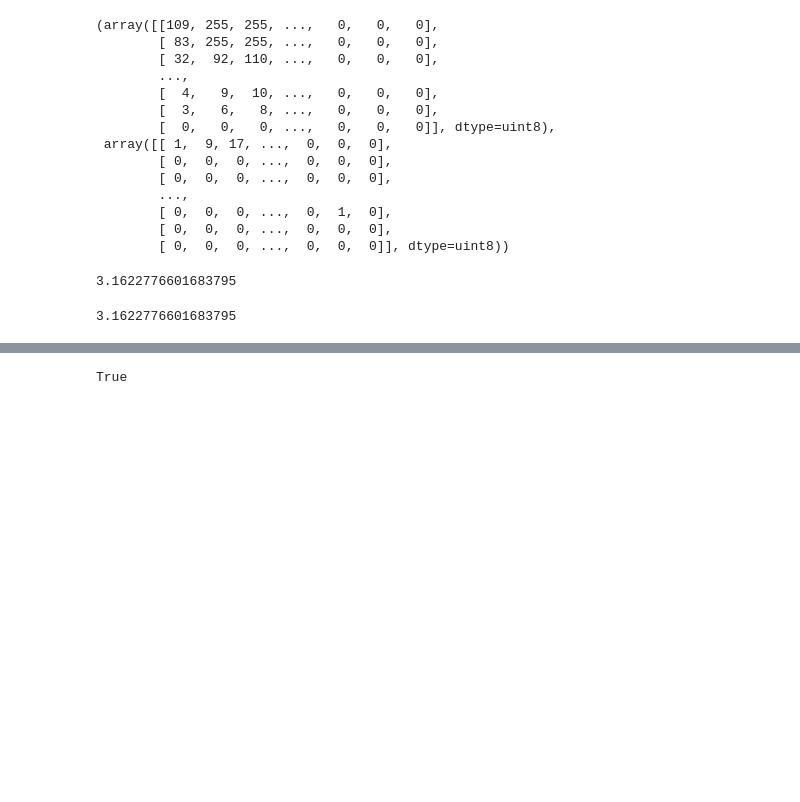
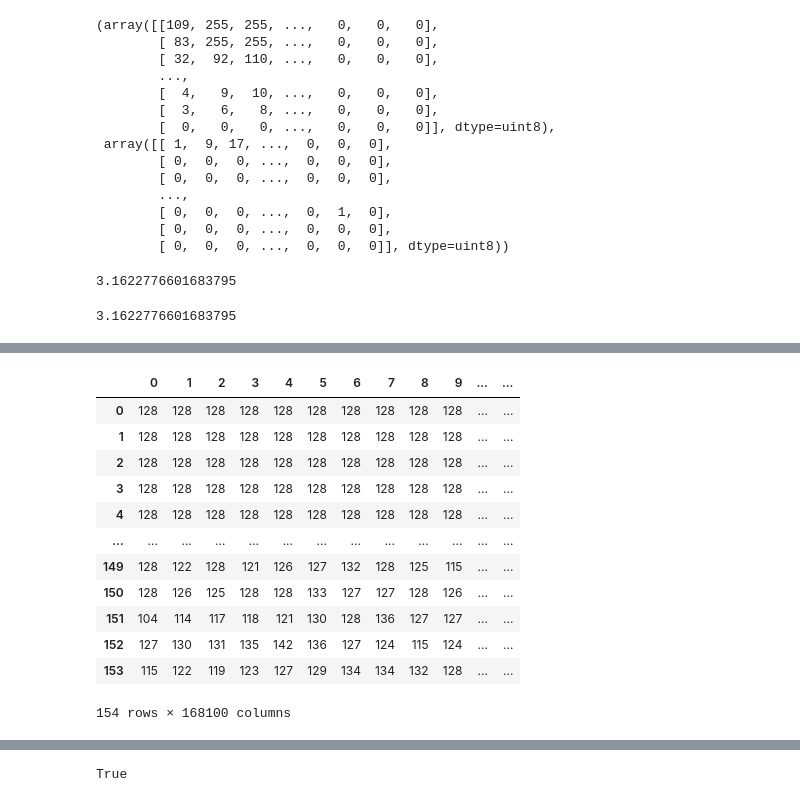
Before and after one commit to aliciaamaliaalvarezmon/SynthesisEmotions, a Jupyter notebook: Notebook/3-texture cartoon decomposition-Copy1.ipynb, the cells around one changed output, grey strips where cells are left out. Cells and saved outputs as stored; diff of their text form; code cells hidden in the pictures; blank space fills up the shorter version.

```diff
--- a/Notebook/3-texture cartoon decomposition-Copy1.ipynb
+++ b/Notebook/3-texture cartoon decomposition-Copy1.ipynb
@@ -269,0 +386,17 @@ def cartoonTexture_grey(input_image, landa, nb_iter_max=1000, tau=0.35, sigma=0.
+# %%
+my_data_forPCA2 = pd.read_csv('imtexturearray.csv',header = None)
+my_data_forPCA2
+# %% [output]
+|  | 0 | 1 | 2 | 3 | 4 | 5 | 6 | 7 | 8 | 9 | ... | ... |
+| 0 | 128 | 128 | 128 | 128 | 128 | 128 | 128 | 128 | 128 | 128 | ... | ... |
+| 1 | 128 | 128 | 128 | 128 | 128 | 128 | 128 | 128 | 128 | 128 | ... | ... |
+| 2 | 128 | 128 | 128 | 128 | 128 | 128 | 128 | 128 | 128 | 128 | ... | ... |
+| 3 | 128 | 128 | 128 | 128 | 128 | 128 | 128 | 128 | 128 | 128 | ... | ... |
+| 4 | 128 | 128 | 128 | 128 | 128 | 128 | 128 | 128 | 128 | 128 | ... | ... |
+| ... | ... | ... | ... | ... | ... | ... | ... | ... | ... | ... | ... | ... |
+| 149 | 128 | 122 | 128 | 121 | 126 | 127 | 132 | 128 | 125 | 115 | ... | ... |
+| 150 | 128 | 126 | 125 | 128 | 128 | 133 | 127 | 127 | 128 | 126 | ... | ... |
+| 151 | 104 | 114 | 117 | 118 | 121 | 130 | 128 | 136 | 127 | 127 | ... | ... |
+| 152 | 127 | 130 | 131 | 135 | 142 | 136 | 127 | 124 | 115 | 124 | ... | ... |
+| 153 | 115 | 122 | 119 | 123 | 127 | 129 | 134 | 134 | 132 | 128 | ... | ... |
+154 rows × 168100 columns
```
Also changed, not shown: parts of 35 cells of this notebook, 2 other files.
